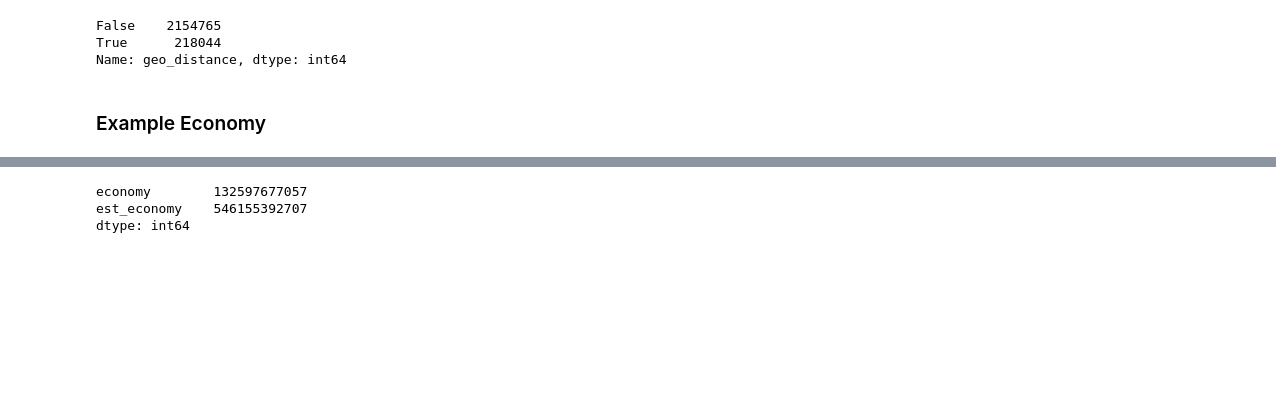
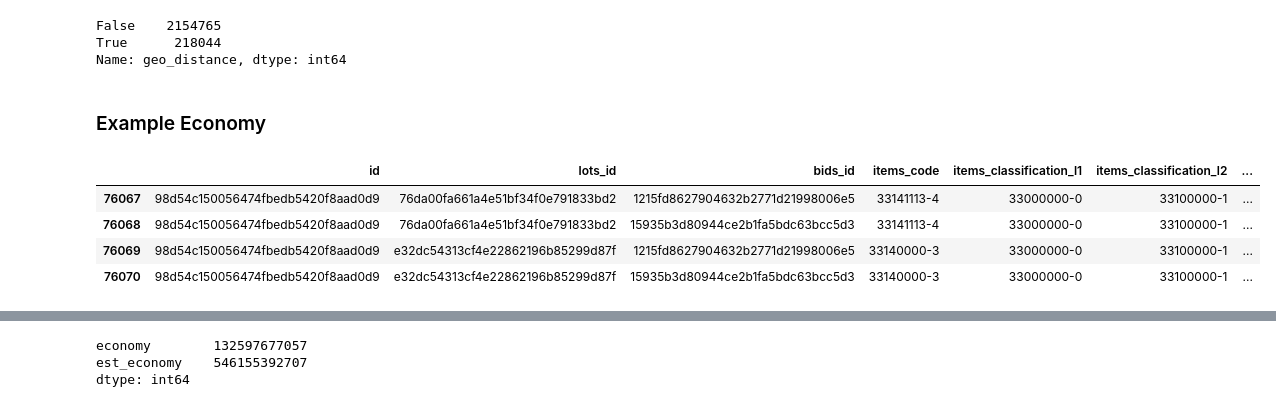
Before and after one commit to ihorhrysha/prozorro, a Jupyter notebook: etl_func.ipynb, the cells around one changed output, grey strips where cells are left out. Cells and saved outputs as stored; diff of their text form; code cells hidden in the pictures; blank space fills up the shorter version.

```diff
--- a/etl_func.ipynb
+++ b/etl_func.ipynb
@@ -72,5 +72,9 @@ full_df = (
 geolocator.close()
 # %%
 from utils.misc import mem_usg
+
+# classifier = DK021.load('./data/dk021.csv')
+full_df = pd.read_parquet('./data/enreached/full.parquet.gzip')
+
 mem_usg(full_df)/(1024*1024)
 # %% [output]
@@ -114,0 +124,8 @@ Name: geo_distance, dtype: int64
+# %%
+full_df[full_df.id=='98d54c150056474fbedb5420f8aad0d9'][['id', 'lots_id',  'bids_id', 'items_code', 'items_classification_l1', 'items_classification_l2', 'items_classification_l3', 'numberOfBids', 'num_lots',  'awards_status', 'status', 'value_amount', 'bids_value_amount', 'awards_value_amount']]
+# %% [output]
+|  | id | lots_id | bids_id | items_code | items_classification_l1 | items_classification_l2 | ... |
+| 76067 | 98d54c150056474fbedb5420f8aad0d9 | 76da00fa661a4e51bf34f0e791833bd2 | 1215fd8627904632b2771d21998006e5 | 33141113-4 | 33000000-0 | 33100000-1 | ... |
+| 76068 | 98d54c150056474fbedb5420f8aad0d9 | 76da00fa661a4e51bf34f0e791833bd2 | 15935b3d80944ce2b1fa5bdc63bcc5d3 | 33141113-4 | 33000000-0 | 33100000-1 | ... |
+| 76069 | 98d54c150056474fbedb5420f8aad0d9 | e32dc54313cf4e22862196b85299d87f | 1215fd8627904632b2771d21998006e5 | 33140000-3 | 33000000-0 | 33100000-1 | ... |
+| 76070 | 98d54c150056474fbedb5420f8aad0d9 | e32dc54313cf4e22862196b85299d87f | 15935b3d80944ce2b1fa5bdc63bcc5d3 | 33140000-3 | 33000000-0 | 33100000-1 | ... |
```
Also changed, not shown: parts of 8 cells of this notebook.
